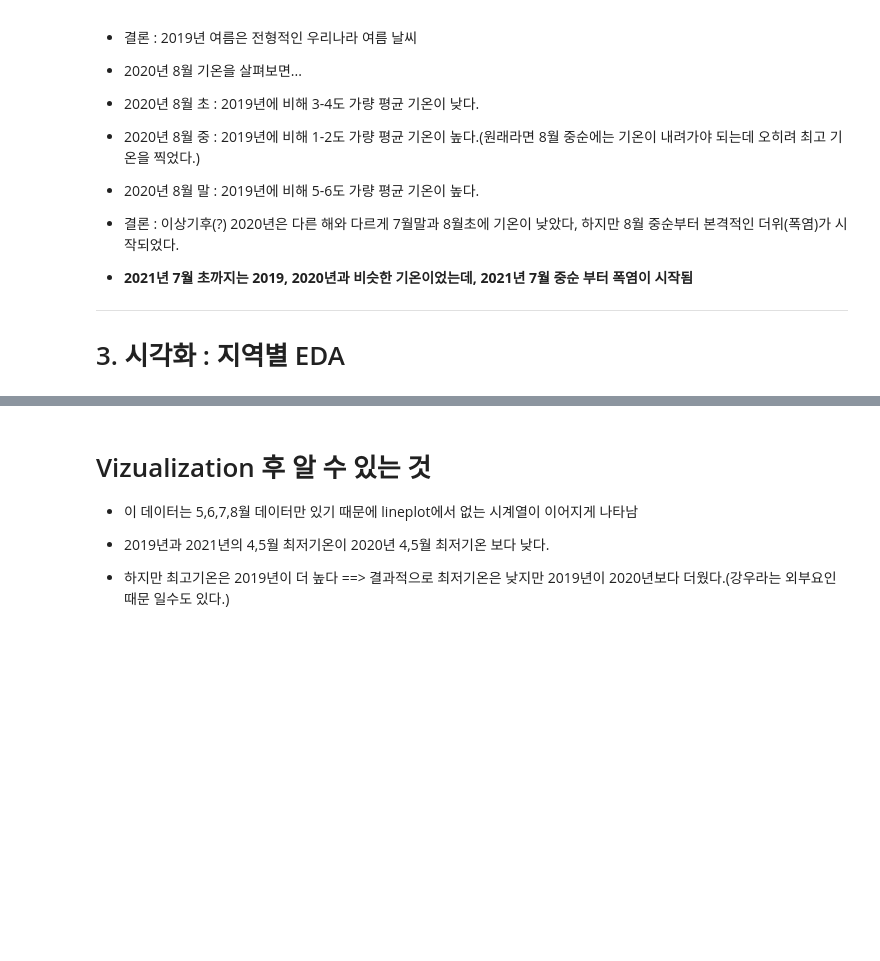
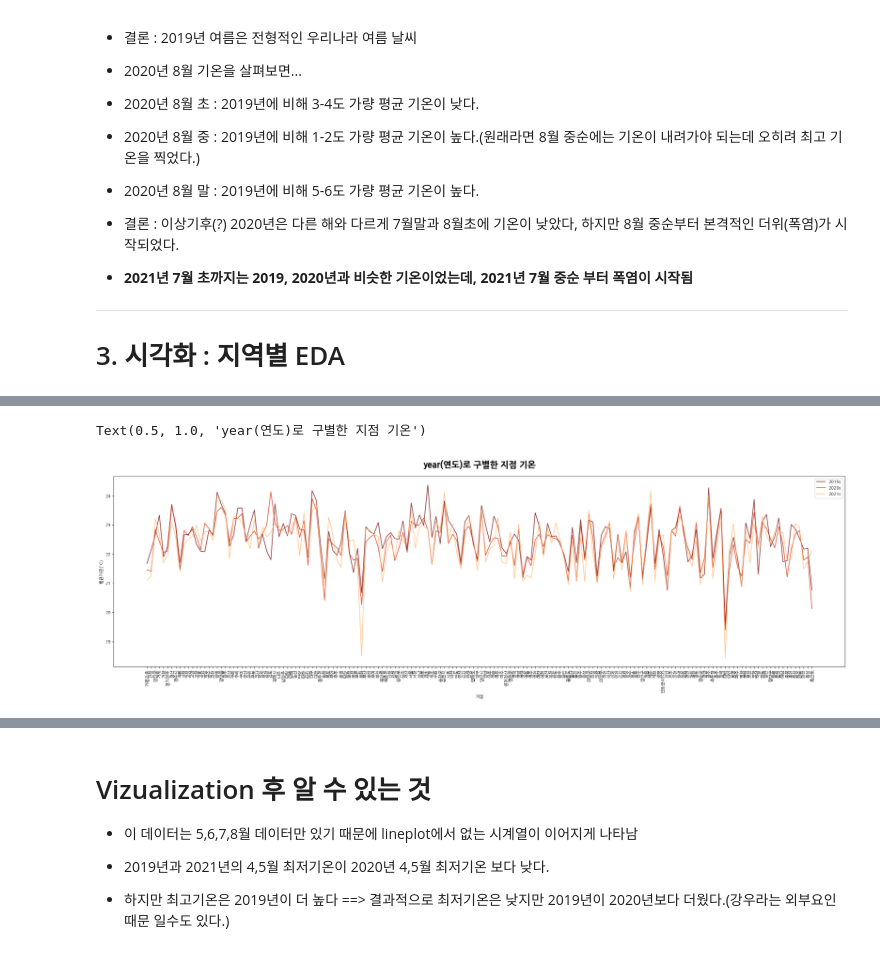
Before and after one commit to O-Kpy/Project, a Jupyter notebook: 기상데이터(폭염)_데이터분석(project2).ipynb, the cells around one changed output, grey strips where cells are left out. Drawn from its saved outputs; the diff is of its cells as text; code cells hidden in the pictures; blank space fills up the shorter version.

```diff
--- a/기상데이터(폭염)_데이터분석(project2).ipynb
+++ b/기상데이터(폭염)_데이터분석(project2).ipynb
@@ -315,0 +327,14 @@ plt.subplots_adjust(top=1.3)
+# %%
+# c_y = data.groupby(['지점', 'year'])['평균기온(°C)'].median().reset_index().sort_values(by='평균기온(°C)', ascending=False)
+
+plt.figure(figsize=(30,8))
+# sns.lineplot(x=c_y['지점'], y=c_y['평균기온(°C)'], hue=c_y['year'], palette=sns.color_palette("gist_heat", n_colors=len(c_y['year'].unique())))
+sns.lineplot(x=year_2019.groupby('지점')['평균기온(°C)'].mean().index, y=year_2019.groupby('지점')['평균기온(°C)'].mean(), label='2019s', color=sns.color_palette("gist_heat")[1], alpha=0.8)
+sns.lineplot(x=year_2020.groupby('지점')['평균기온(°C)'].mean().index, y=year_2020.groupby('지점')['평균기온(°C)'].mean(), label='2020s', color=sns.color_palette("gist_heat")[3], alpha=0.8)
+sns.lineplot(x=year_2021.groupby('지점')['평균기온(°C)'].mean().index, y=year_2021.groupby('지점')['평균기온(°C)'].mean(), label='2021s', color=sns.color_palette("gist_heat")[5], alpha=0.8)
+plt.xticks(rotation=90)
+plt.title('year(연도)로 구별한 지점 기온', fontsize=20, pad=20, fontweight='bold')
+# 2021년 8월 기온이 아직 반영이 안되었다.
+# %% [output]
+Text(0.5, 1.0, 'year(연도)로 구별한 지점 기온')
+[figure, added]
```
Also changed, not shown: parts of 31 cells of this notebook.
